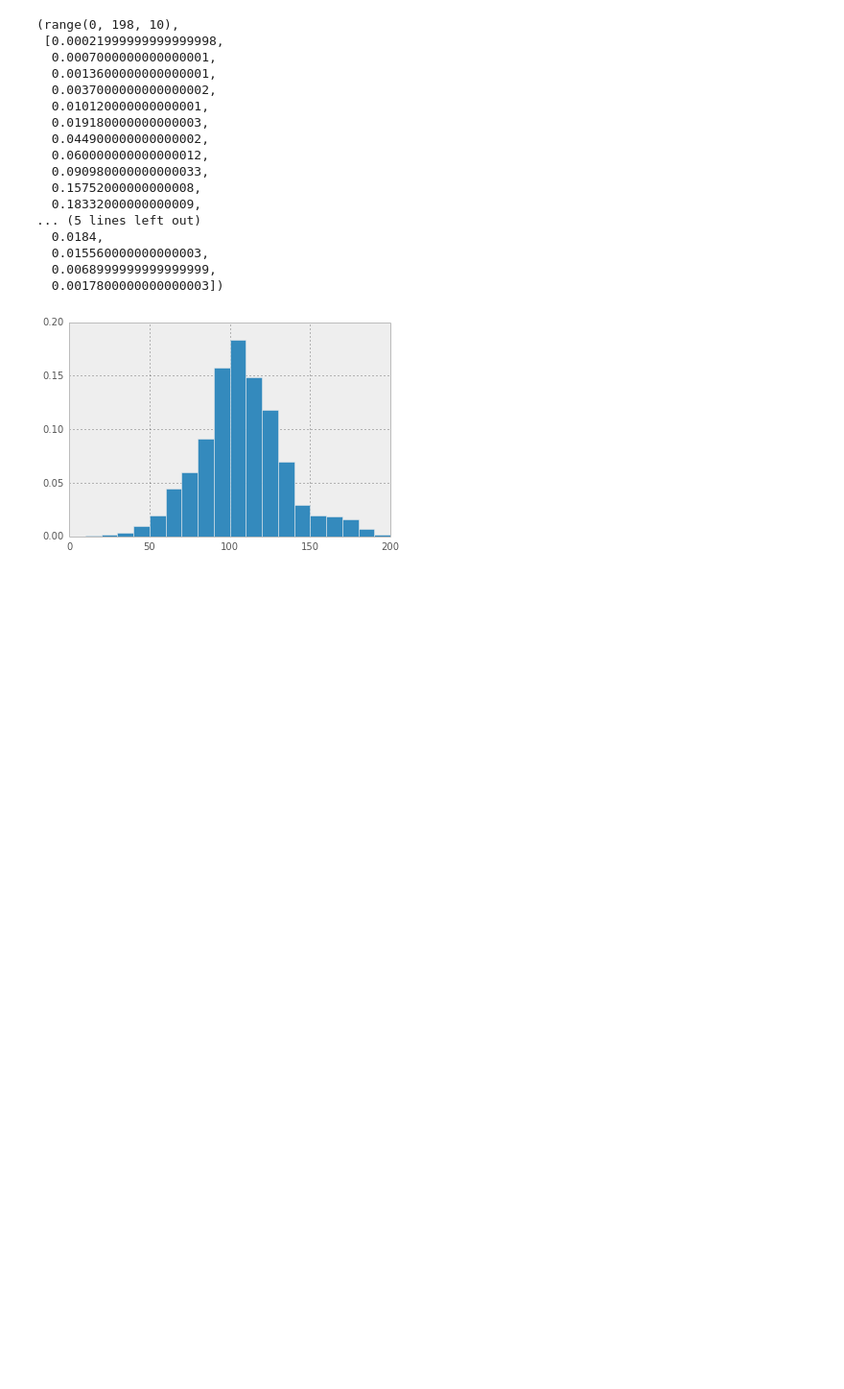
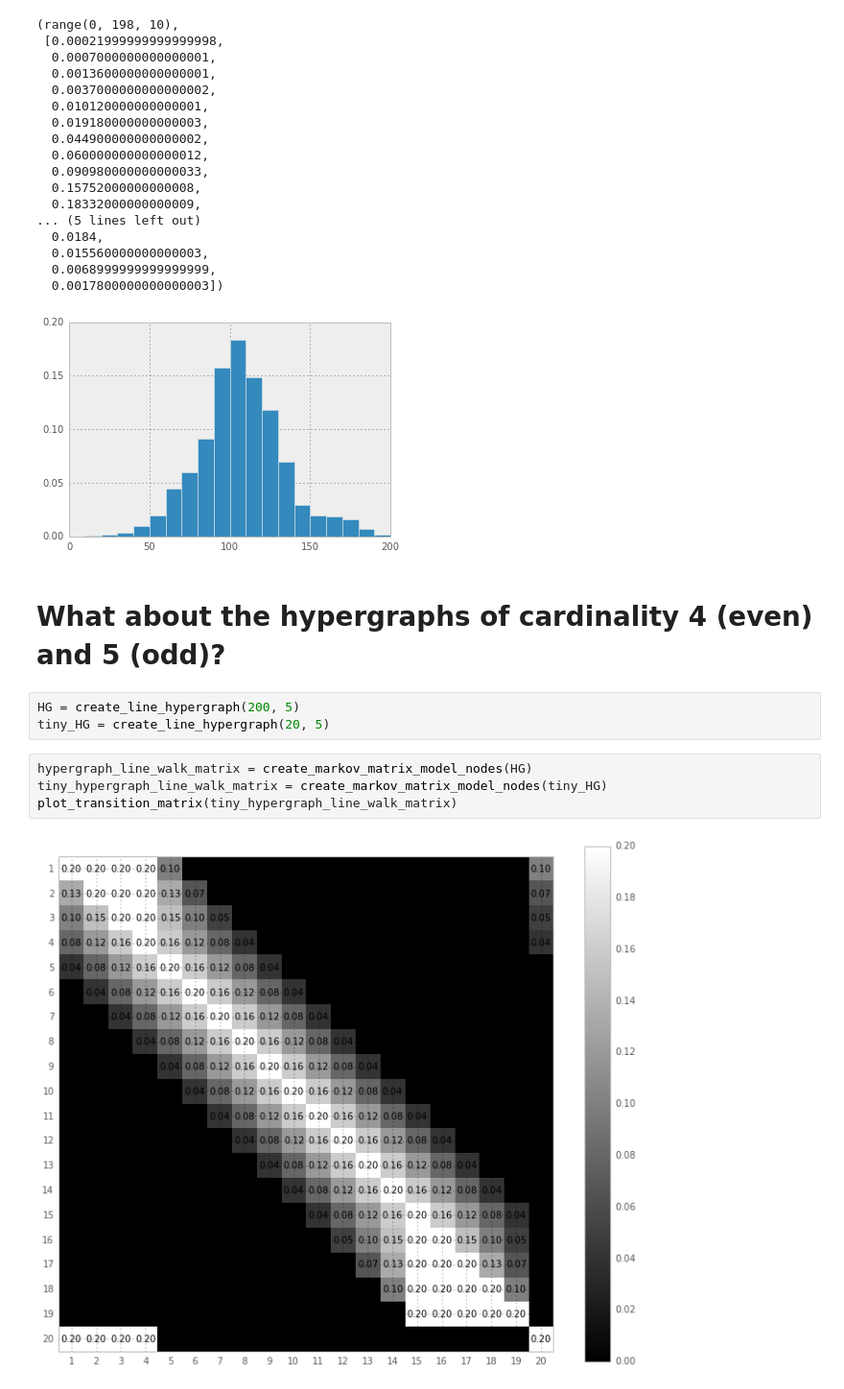
Before and after one commit to ilonajulczuk/hypergraph, a Jupyter notebook: notebooks/Random Walks.ipynb, the cells around one changed output. Shown at 96% size. Drawn from its saved outputs; the diff is of its cells as text; blank space fills up the shorter version.

Commit message:
Two dimentional random walks

```diff
--- a/notebooks/Random Walks.ipynb
+++ b/notebooks/Random Walks.ipynb
@@ -367,3 +369,14 @@ plot_binned(line_hyper_edges_ys, N=10)
   0.0068999999999999999,
   0.0017800000000000003])
 [figure]
+# %% [markdown]
+# What about the hypergraphs of cardinality 4 (even) and 5 (odd)?
+# %%
+HG = create_line_hypergraph(200, 5)
+tiny_HG = create_line_hypergraph(20, 5)
+# %%
+hypergraph_line_walk_matrix = create_markov_matrix_model_nodes(HG)
+tiny_hypergraph_line_walk_matrix = create_markov_matrix_model_nodes(tiny_HG)
+plot_transition_matrix(tiny_hypergraph_line_walk_matrix)
+# %% [output]
+[figure, added]
```
Also changed, not shown: parts of 10 cells of this notebook, 1 other file.
